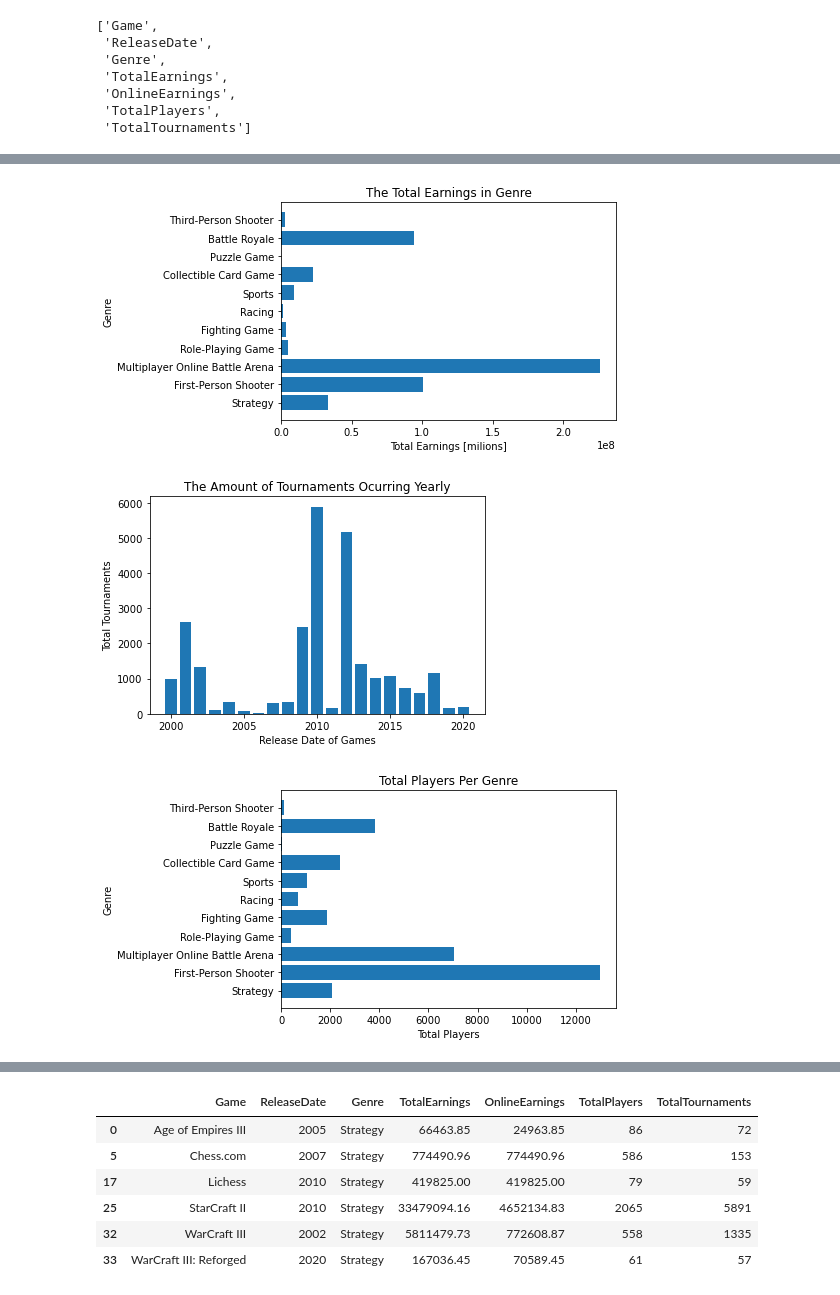
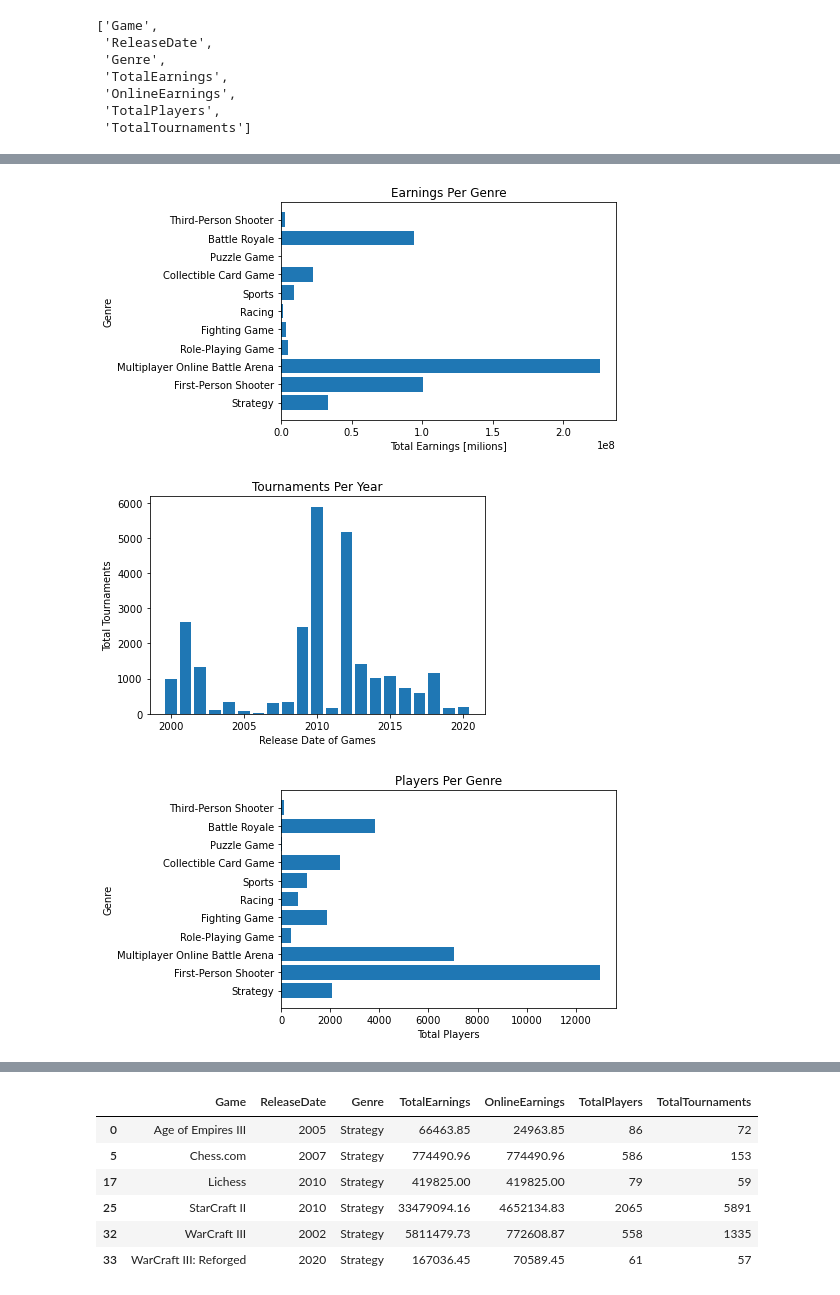
Before and after one commit to Al-Cap/Popular-Esport-Game, a Jupyter notebook: Notebook/Untitled.ipynb, the cells around one changed output, grey strips where cells are left out. Saved outputs shown, nothing was run; the diff lists cells and outputs as text; code cells hidden in the pictures.

```diff
--- a/Notebook/Untitled.ipynb
+++ b/Notebook/Untitled.ipynb
@@ -136,31 +136,31 @@ genre = data.Genre.to_list()
 plt.barh(genre, total_earnings)
 plt.xlabel('Total Earnings [milions]')
 plt.ylabel('Genre')
-plt.title('The Total Earnings in Genre')
+plt.title('Earnings Per Genre')
 plt.savefig('../figures/genre-tearn_barh.png')
 # %% [output]
-[figure, old version]
+[figure, new version]
 # %%
 rel = data.ReleaseDate.to_list()
 tour = data.TotalTournaments.to_list()
 
 plt.bar(rel, tour)
 plt.xlabel('Release Date of Games')
 plt.ylabel('Total Tournaments')
-plt.title('The Amount of Tournaments Ocurring Yearly')
+plt.title('Tournaments Per Year')
 plt.savefig('../figures/tour-rel_bar.png')
 # %% [output]
-[figure, old version]
+[figure, new version]
 # %%
 ply = data.TotalPlayers.to_list()
 
 plt.barh(genre, ply)
 plt.xlabel('Total Players')
 plt.ylabel('Genre')
-plt.title('Total Players Per Genre')
+plt.title('Players Per Genre')
 plt.savefig('../figures/genre-ply_barh.png')
 # %% [output]
-[figure, old version]
+[figure, new version]
 # %%
 ds = data[data.Genre == 'First-Person Shooter']
 ds = ds[ds.TotalPlayers > 1000]
```
Also changed, not shown: parts of 4 cells of this notebook, 6 other files.
